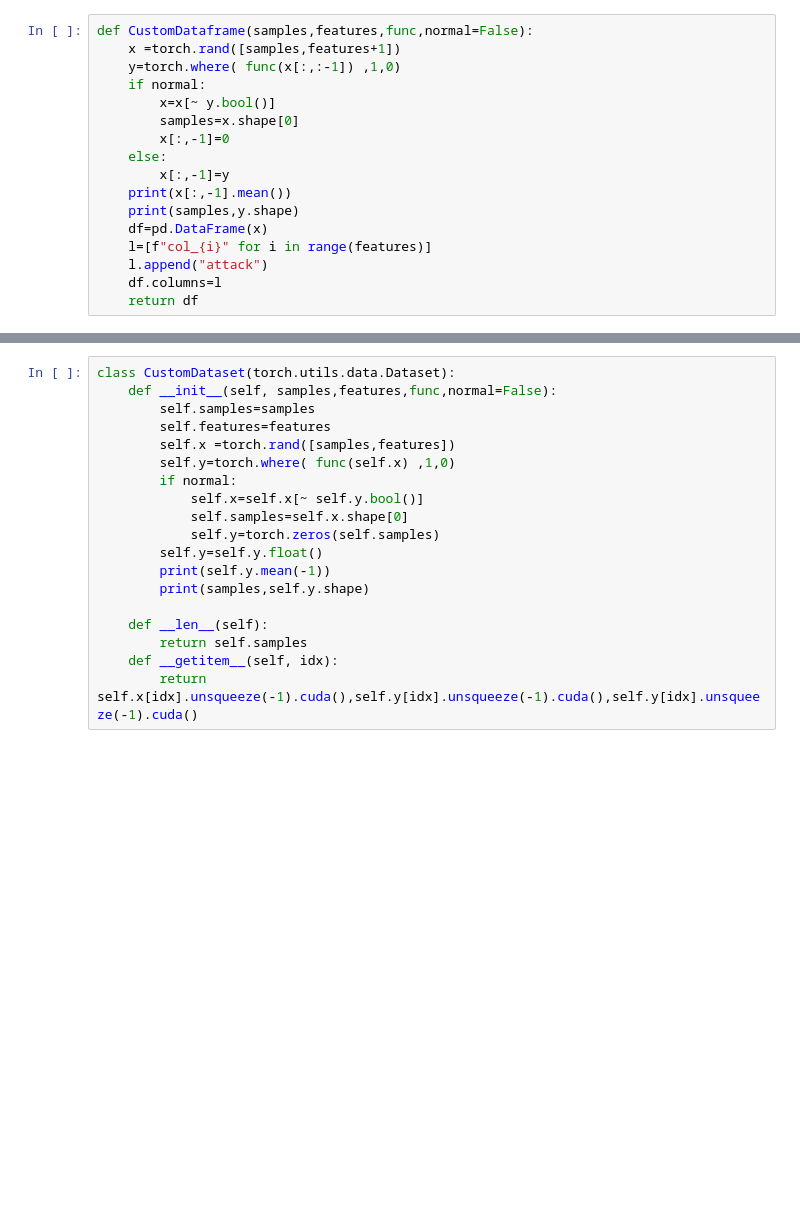
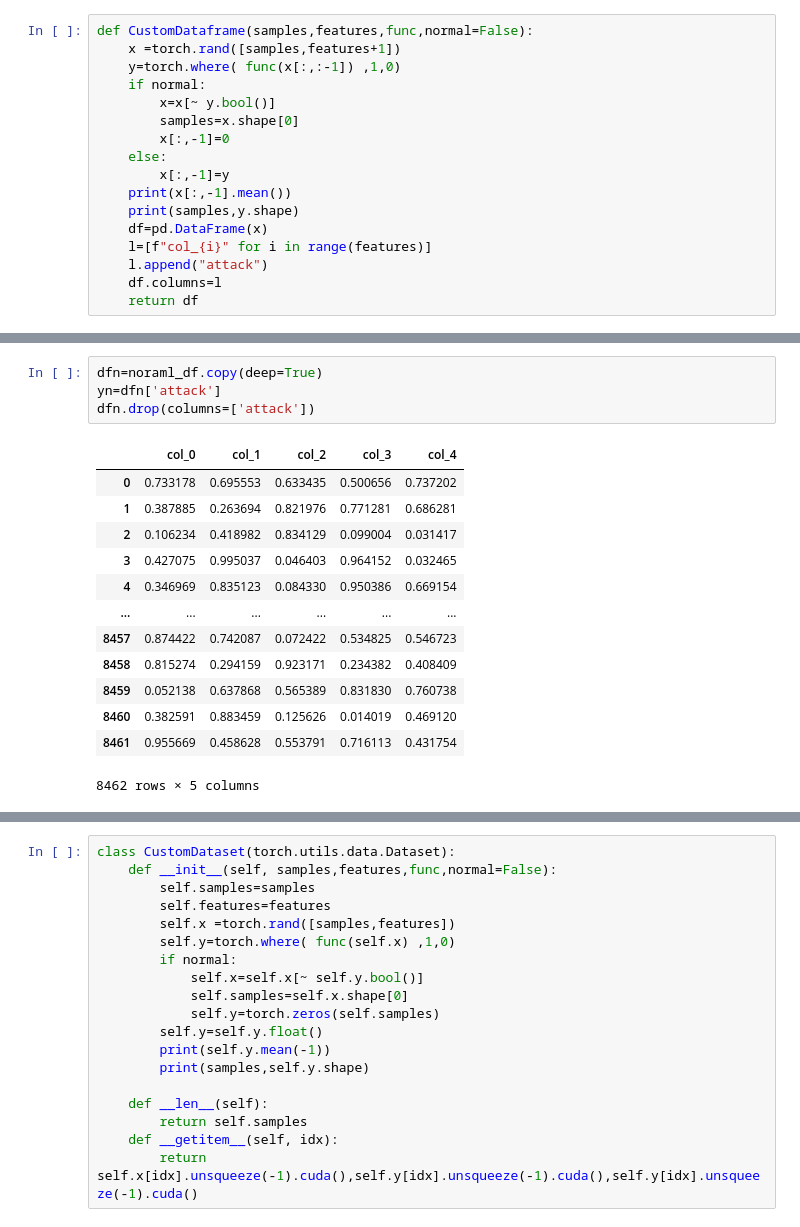
Before and after one commit to mhidea/GDN, a Jupyter notebook: nonlinear_learning.ipynb, the cells around one changed output, grey strips where cells are left out. Drawn from its saved outputs; the diff is of its cells as text; blank space fills up the shorter version.

```diff
--- a/nonlinear_learning.ipynb
+++ b/nonlinear_learning.ipynb
@@ -23,0 +51,18 @@ def CustomDataframe(samples,features,func,normal=False):
+# %%
+dfn=noraml_df.copy(deep=True)
+yn=dfn['attack']
+dfn.drop(columns=['attack'])
+# %% [output]
+|  | col_0 | col_1 | col_2 | col_3 | col_4 |
+| 0 | 0.733178 | 0.695553 | 0.633435 | 0.500656 | 0.737202 |
+| 1 | 0.387885 | 0.263694 | 0.821976 | 0.771281 | 0.686281 |
+| 2 | 0.106234 | 0.418982 | 0.834129 | 0.099004 | 0.031417 |
+| 3 | 0.427075 | 0.995037 | 0.046403 | 0.964152 | 0.032465 |
+| 4 | 0.346969 | 0.835123 | 0.084330 | 0.950386 | 0.669154 |
+| ... | ... | ... | ... | ... | ... |
+| 8457 | 0.874422 | 0.742087 | 0.072422 | 0.534825 | 0.546723 |
+| 8458 | 0.815274 | 0.294159 | 0.923171 | 0.234382 | 0.408409 |
+| 8459 | 0.052138 | 0.637868 | 0.565389 | 0.831830 | 0.760738 |
+| 8460 | 0.382591 | 0.883459 | 0.125626 | 0.014019 | 0.469120 |
+| 8461 | 0.955669 | 0.458628 | 0.553791 | 0.716113 | 0.431754 |
+8462 rows × 5 columns
```
Also changed, not shown: parts of 39 cells of this notebook, 33 other files.
